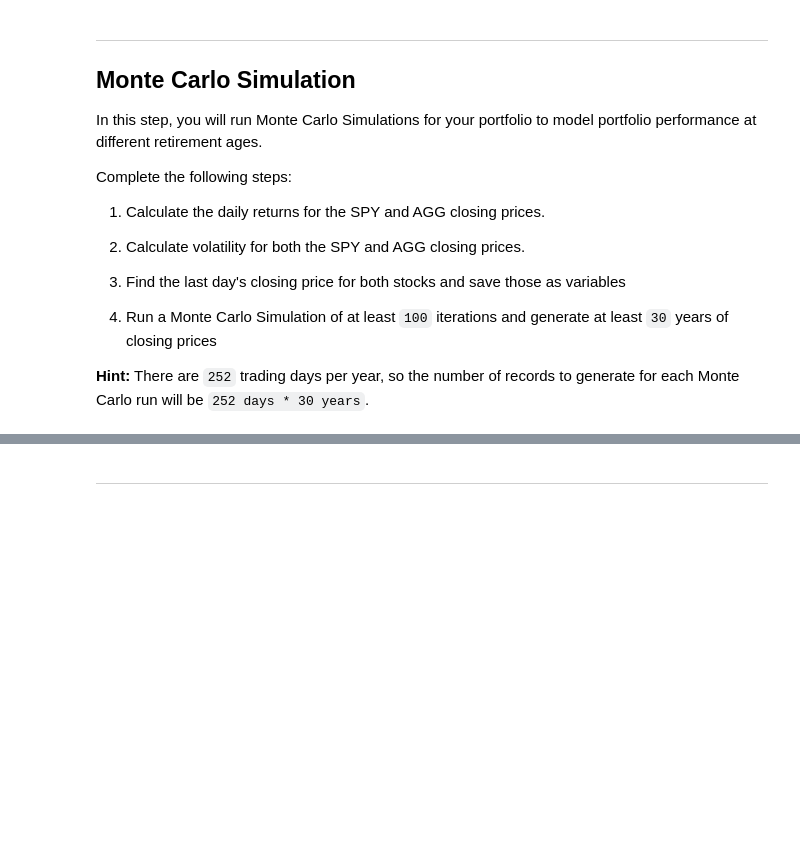
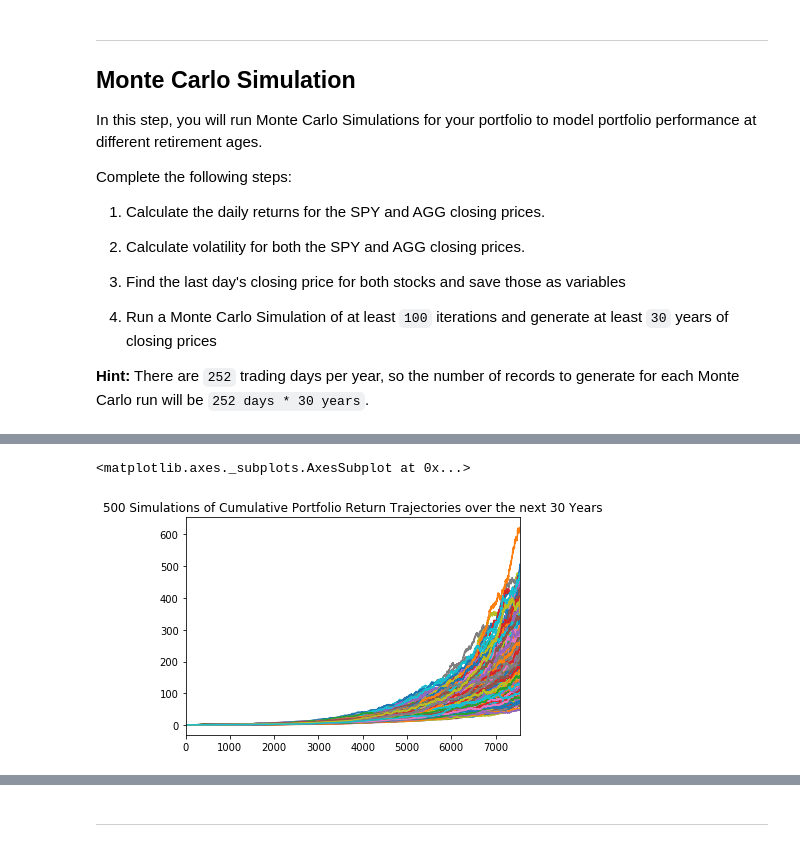
Before and after one commit to HendersonRichardK/API-Homework, a Jupyter notebook: Retirement Planner/portfolio_planner.ipynb, the cells around one changed output, grey strips where cells are left out. Cells and saved outputs as stored; diff of their text form; code cells hidden in the pictures; blank space fills up the shorter version.

```diff
--- a/Retirement Planner/portfolio_planner.ipynb
+++ b/Retirement Planner/portfolio_planner.ipynb
@@ -95,3 +102,8 @@ Complete the following steps:
 # Calculate the daily roi for the stocks
 
 # Display sample data
+daily_returns=df.pct_change()
+
+avg_daily_spy = daily_returns.mean()['SPY']['close']
+avg_daily_agg = daily_returns.mean()['AGG']['close']
+avg_daily_agg
@@ -99,0 +112,10 @@ Complete the following steps:
+# %%
+# Compute daily volatility
+
+# Calculate volatility
+
+
+
+std_spy = daily_returns.std()['SPY']['close']
+std_agg = daily_returns.std()['AGG']['close']
+std_agg
@@ -113,2 +209,9 @@ monte_carlo = pd.DataFrame()
+# %%
+# Visualize the Simulation
+plot_title = f"{s+1} Simulations of Cumulative Portfolio Return Trajectories over the next 30 Years"
+portfolio_cumulative_returns.plot(legend=None, title=plot_title)
+# %% [output]
+<matplotlib.axes._subplots.AxesSubplot at 0x...>
+[figure, added]
 # %%
 # Select the last row for the cumulative returns (cumulative returns at 20 years)
```
Also changed, not shown: parts of 22 cells of this notebook, 1 other file.
